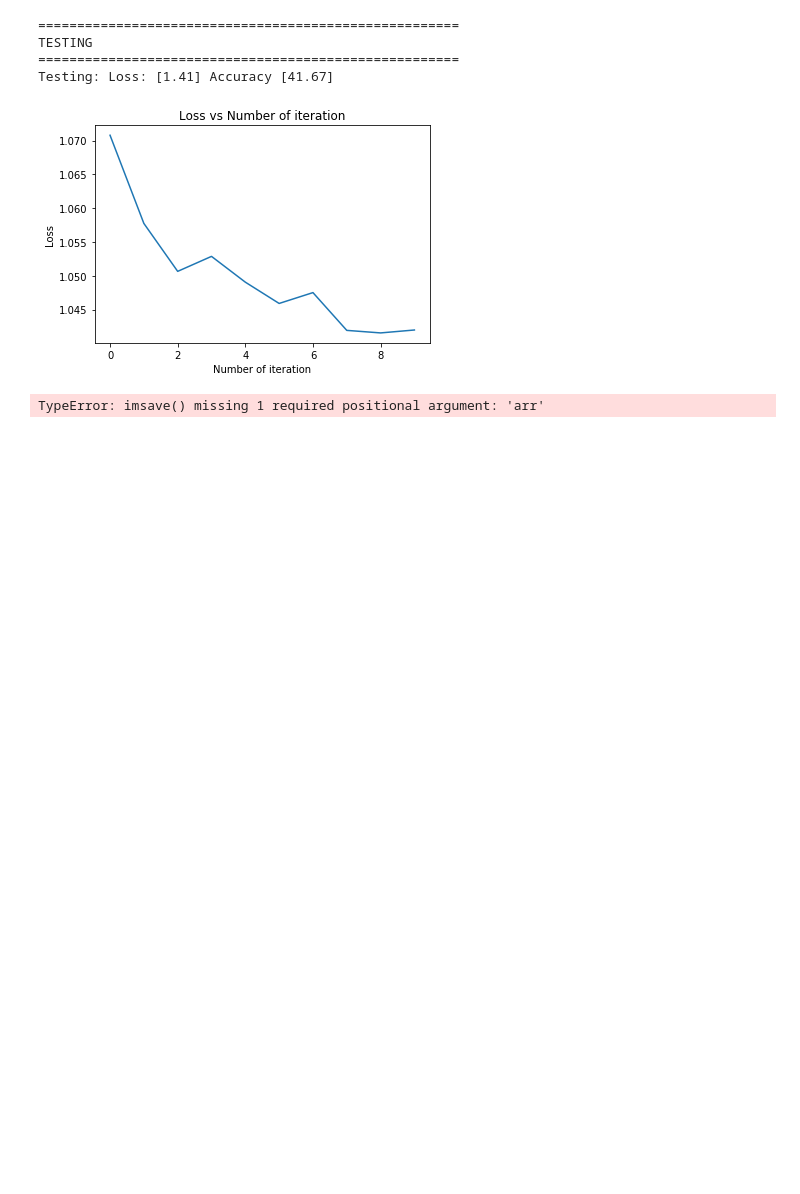
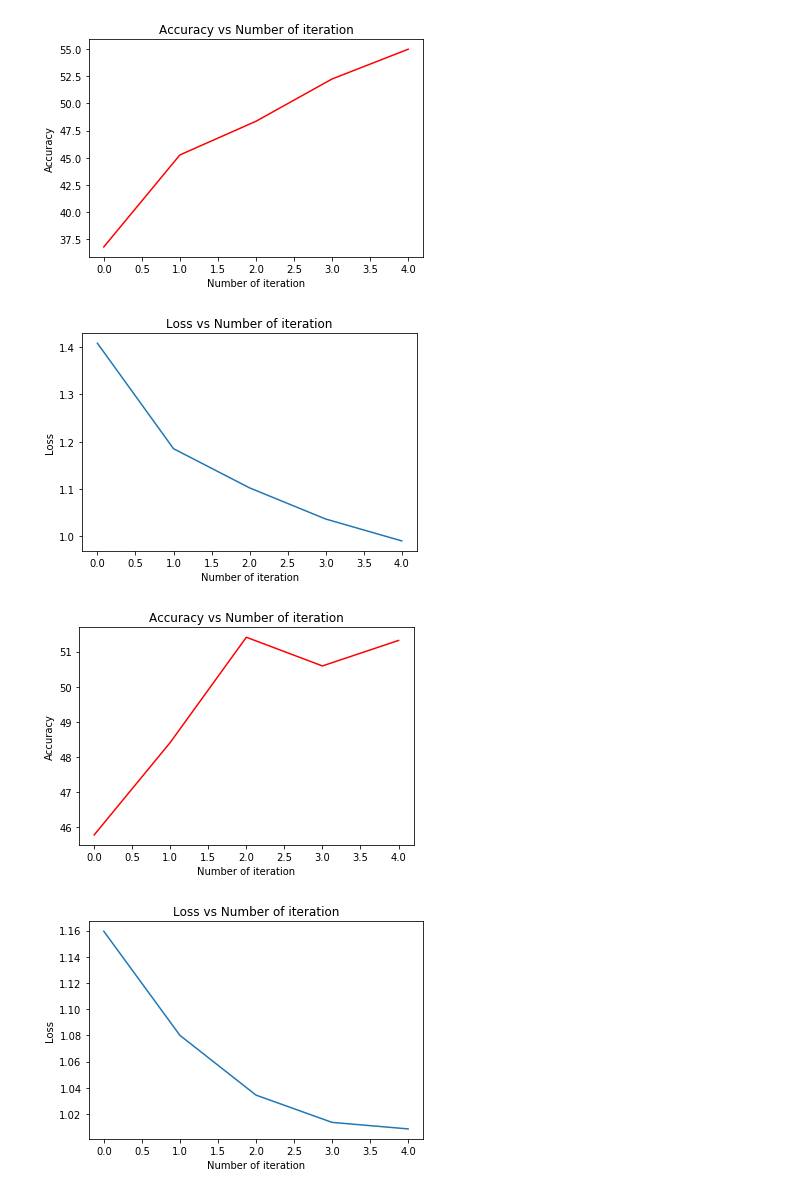
Before and after one commit to aminul-huq/CNN-RNN-for-Multiclass-Classification-on-SST-dataset, a Jupyter notebook: Sample_execution.ipynb, the cells around one changed output. Cells and saved outputs as stored; diff of their text form; code cells hidden in the pictures; blank space fills up the shorter version.

```diff
--- a/Sample_execution.ipynb
+++ b/Sample_execution.ipynb
@@ -10,18 +10,18 @@ torch.cuda.set_device(4)
 # %%
 train_iterator, valid_iterator, test_iterator, TEXT = get_SSTdata()
 # %%
-DROPOUT = 0
-HIDDEN_DIM = 256
+DROPOUT = 0.5
+HIDDEN_DIM = 512
+FILTER_SIZES = 3
 num_epochs = 5
+
 lr = 0.001
-N_FILTERS = 64
-FILTER_SIZES = 1
+N_FILTERS = 8
 
 INPUT_DIM = len(TEXT.vocab)
 EMBEDDING_DIM = 300
 OUTPUT_DIM = 5
 PAD_IDX = TEXT.vocab.stoi[TEXT.pad_token]
 
-model = CNN(INPUT_DIM, EMBEDDING_DIM, N_FILTERS, FILTER_SIZES, OUTPUT_DIM, DROPOUT, PAD_IDX).to(device)
-
-model = RNN(INPUT_DIM, EMBEDDING_DIM,DROPOUT, HIDDEN_DIM, OUTPUT_DIM).to(device)
+#model = CNN(INPUT_DIM, EMBEDDING_DIM, N_FILTERS, FILTER_SIZES, OUTPUT_DIM, DROPOUT, PAD_IDX).to(device)
+model = RNN(INPUT_DIM, EMBEDDING_DIM, DROPOUT, HIDDEN_DIM, OUTPUT_DIM).to(device)
@@ -33,5 +49,11 @@ optimizer = optim.Adam(model.parameters())
 criterion = nn.CrossEntropyLoss()
 # %%
-history = train_eval(model, train_iterator, valid_iterator, 10, optimizer, criterion ,device)
+history = train_eval(model, train_iterator, valid_iterator, 5 , optimizer, criterion ,device)
+test(model,test_iterator,criterion,device)
+
+visualize_train_acc(history)
+visualize_train_loss(history)
+visualize_eval_acc(history)
+visualize_eval_loss(history)
 # %% [output]
 Beginning to Train
@@ -48,12 +69,4 @@ Training: epoch: [10/10] Loss: [1.04] Accuracy [41.53] Eval: Loss: [1.29] Accura
+[figure, added]
+[figure, added]
+[figure, added]
+[figure, added]
-# %%
-test(model,test_iterator,criterion,device)
-# %% [output]
-======================================================
-TESTING
-======================================================
-Testing: Loss: [1.41] Accuracy [41.67]
-# %%
-visualize_train(history)
-# %% [output]
-[figure, removed]
-TypeError: imsave() missing 1 required positional argument: 'arr'
```
Also changed, not shown: parts of 5 cells of this notebook, 5 other files.
